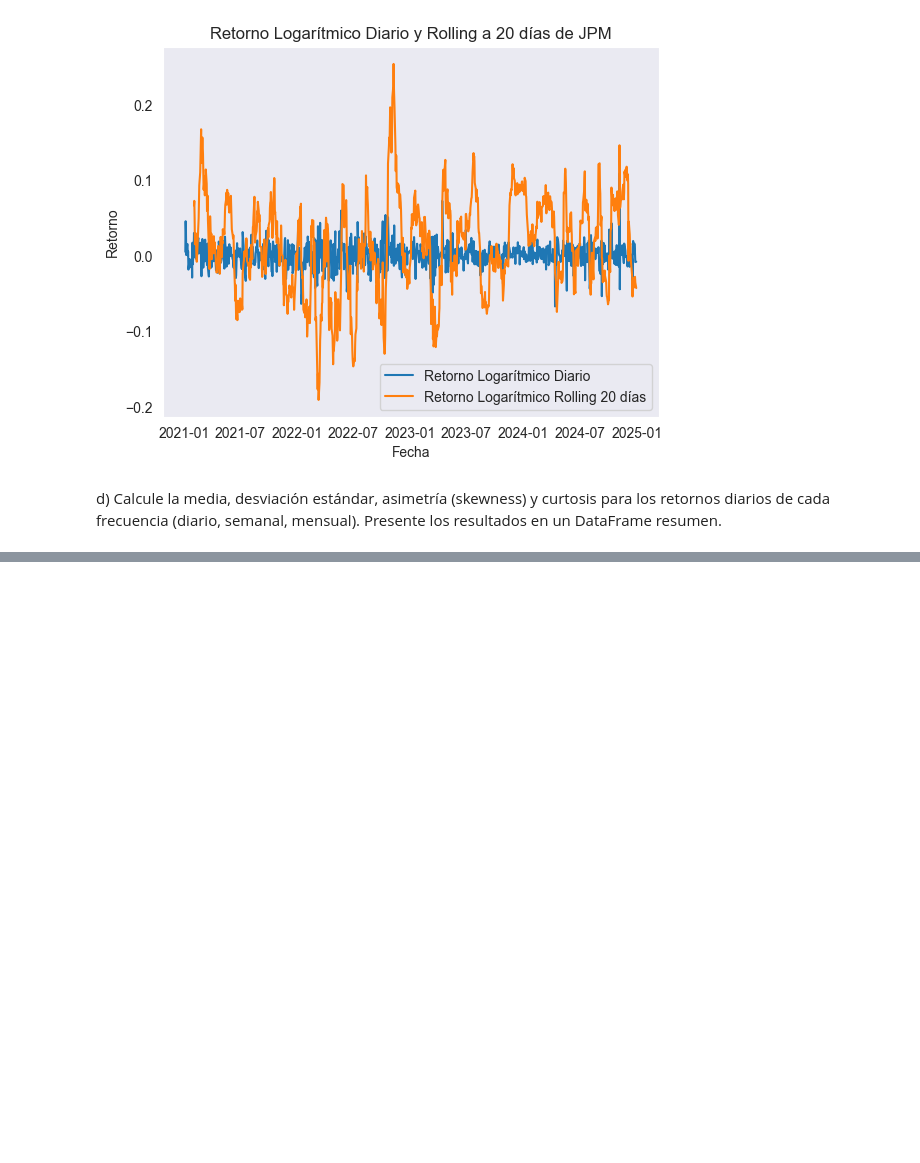
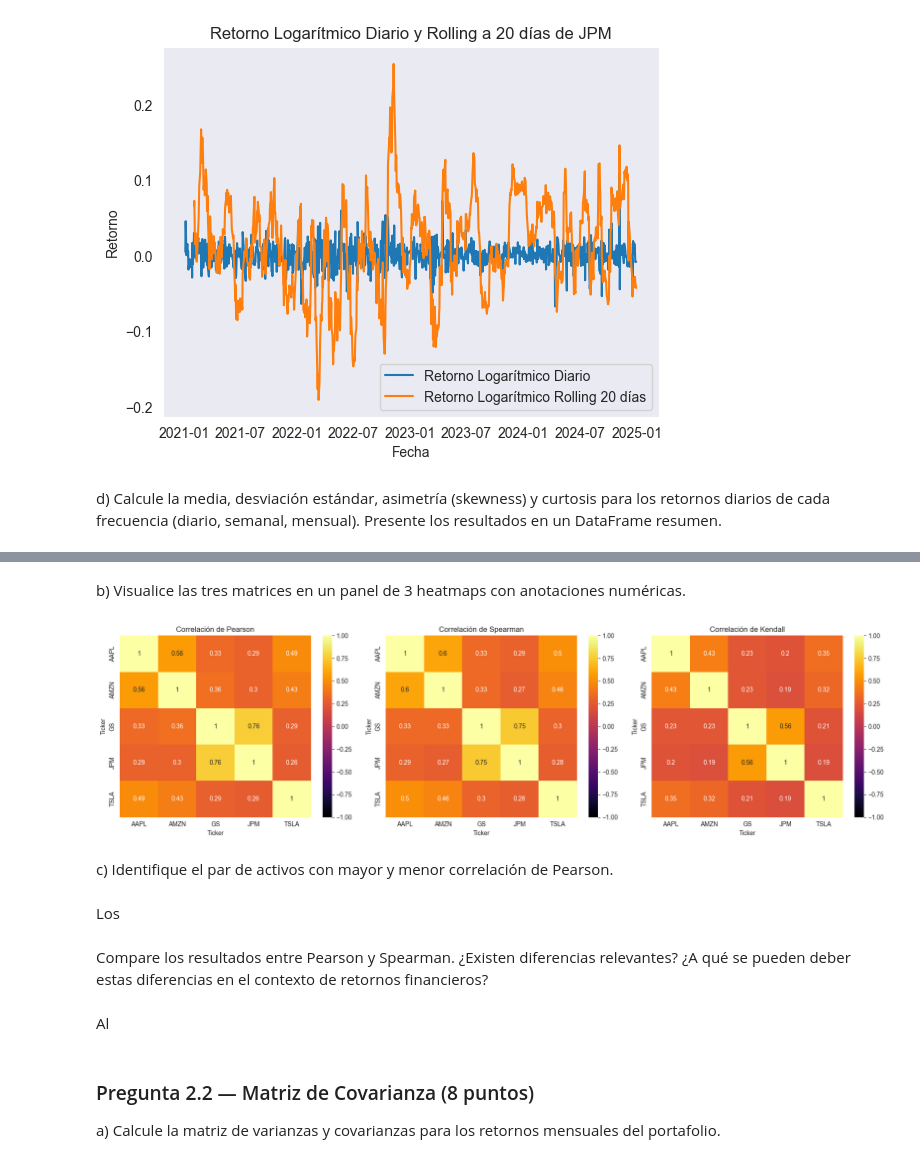
Before and after one commit to Felipe-Lopez-Vergara/ds_finance_-Lopez-, a Jupyter notebook: notebooks/HW_Sesion_2.ipynb, the cells around one changed output, grey strips where cells are left out. Drawn from its saved outputs; the diff is of its cells as text; code cells hidden in the pictures; blank space fills up the shorter version.

```diff
--- a/notebooks/HW_Sesion_2.ipynb
+++ b/notebooks/HW_Sesion_2.ipynb
@@ -176,0 +272,31 @@ Asimetría                          0.104842                    -0.098797
+# %% [markdown]
+b) Visualice las tres matrices en un panel de 3 heatmaps con anotaciones numéricas.
+# %%
+#Cración de mapas heatmap para cada tipo de correlación
+fig, axes = plt.subplots(1, 3, figsize=(18, 5))
+
+sns.heatmap(retornos_simple.corr(method='pearson'), annot=True, cmap='inferno', ax=axes[0], vmin=-1, vmax=1)
+axes[0].set_title('Correlación de Pearson')
+
+sns.heatmap(retornos_simple.corr(method='spearman'), annot=True, cmap='inferno', ax=axes[1], vmin=-1, vmax=1)
+axes[1].set_title('Correlación de Spearman')
+
+sns.heatmap(retornos_simple.corr(method='kendall'), annot=True, cmap='inferno', ax=axes[2], vmin=-1, vmax=1)
+axes[2].set_title('Correlación de Kendall')
+
+plt.tight_layout()
+plt.show()
+# %% [output]
+[figure, added]
+# %% [markdown]
+c) Identifique el par de activos con mayor y menor correlación de Pearson.
+# %% [markdown]
+Los
+# %% [markdown]
+Compare los resultados entre Pearson y Spearman. ¿Existen diferencias relevantes? ¿A qué se pueden deber estas diferencias en el contexto de retornos financieros?
+# %% [markdown]
+Al
+# %% [markdown]
+### Pregunta 2.2 — Matriz de Covarianza (8 puntos)
+
+a) Calcule la matriz de varianzas y covarianzas para los retornos mensuales del portafolio.
```
Also changed, not shown: parts of 22 cells of this notebook.
